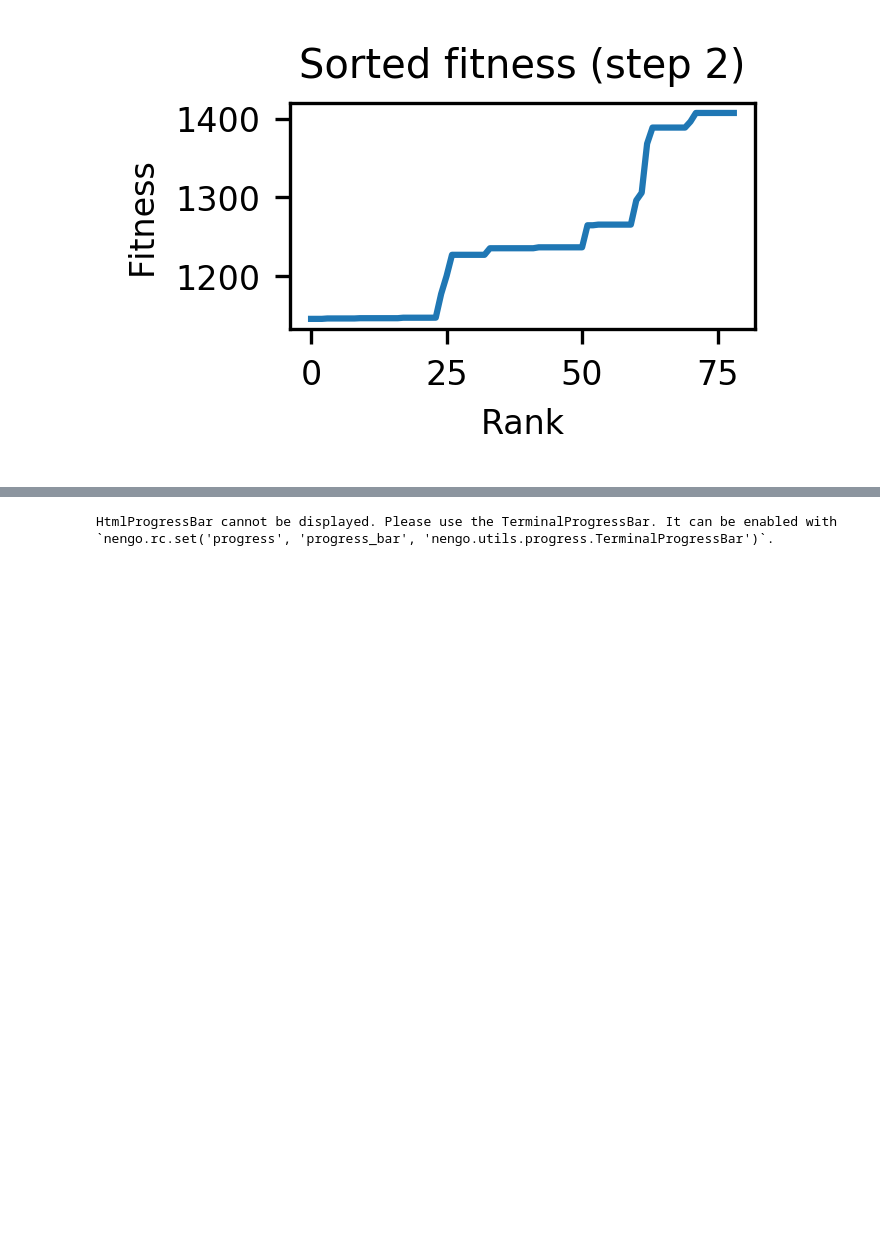
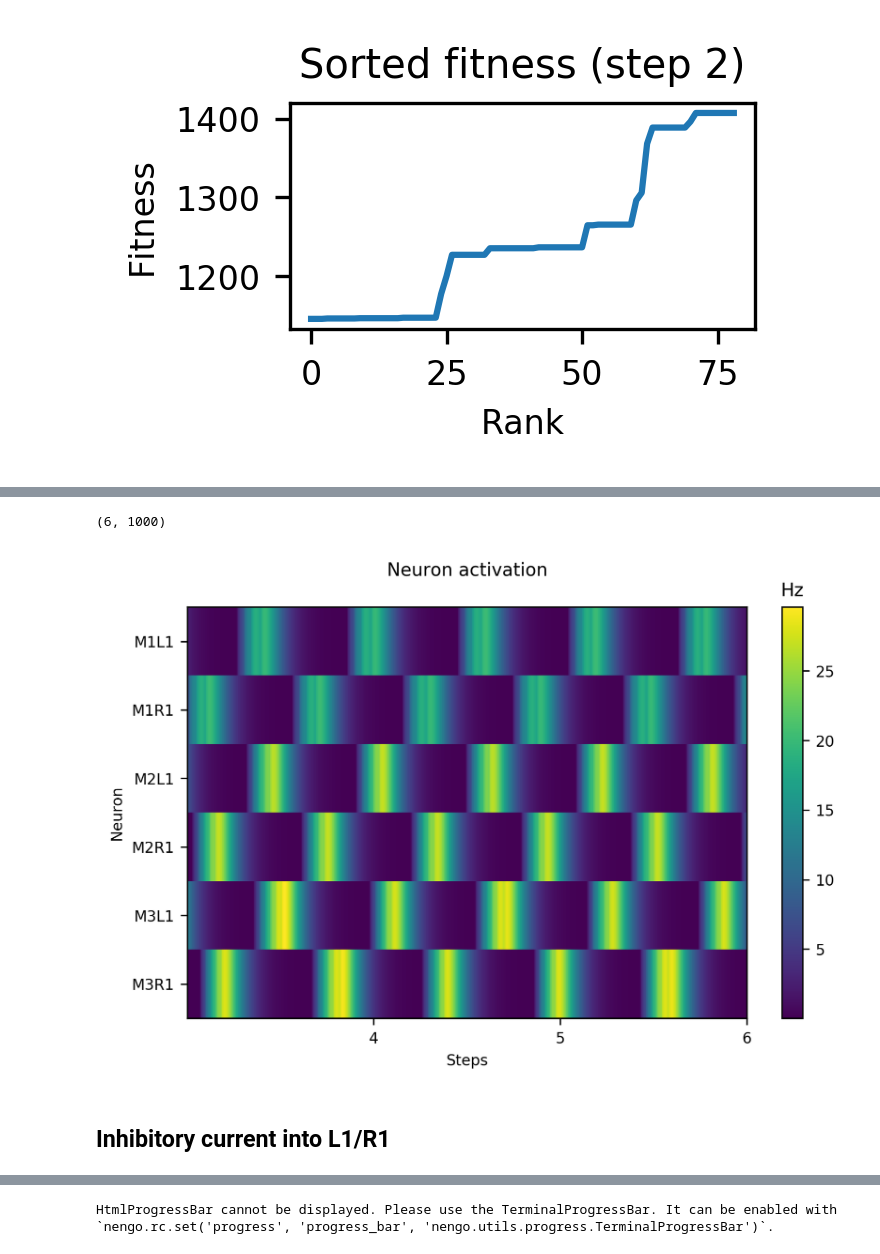
Before and after one commit to Raphtor/cpg_search, a Jupyter notebook: FigureGeneration.ipynb, the cells around one changed output, grey strips where cells are left out. Cells and saved outputs as stored; diff of their text form; code cells hidden in the pictures; blank space fills up the shorter version.

```diff
--- a/FigureGeneration.ipynb
+++ b/FigureGeneration.ipynb
@@ -708 +659,9 @@ plt.tight_layout()
+# %%
+fig, axs = plt.subplots()
+plot_spikes(axs,sim,probes,[0,1,2,3,4],begin_time)
+# %% [output]
+(6, 1000)
+[figure, added]
+# %% [markdown]
+## Inhibitory current into L1/R1
 # %%
```
Also changed, not shown: parts of 31 cells of this notebook, 5 other files.
